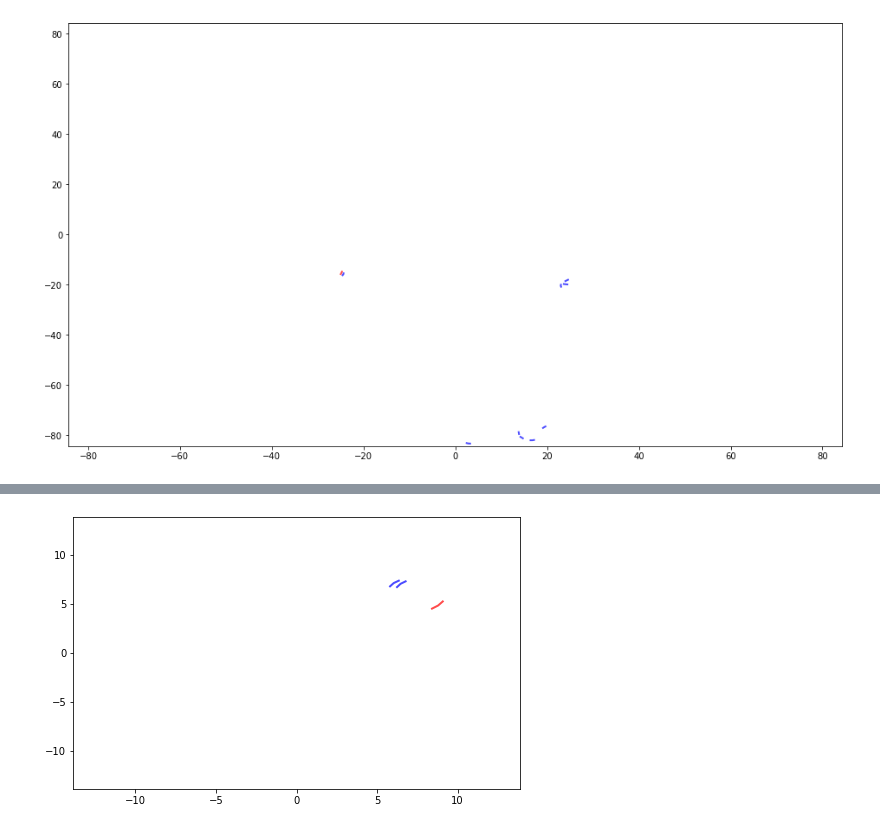
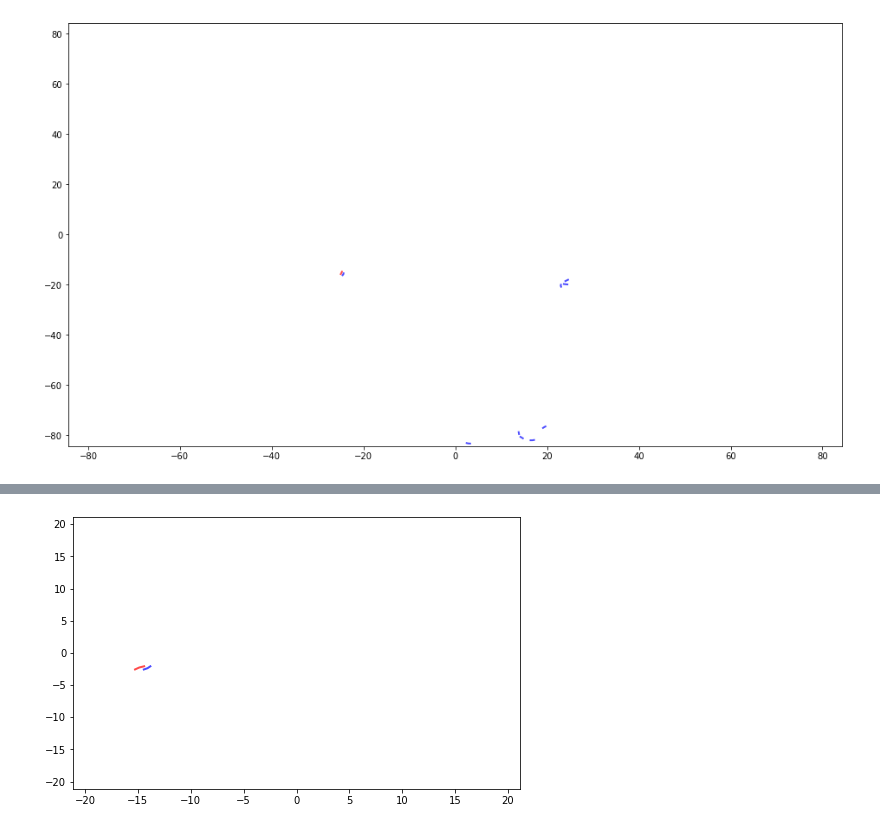
Before and after one commit to fbrand-new/reinforced-birds, a Jupyter notebook: AnimateTrajectory.ipynb, the cells around one changed output, grey strips where cells are left out. Cells and saved outputs as stored; diff of their text form; code cells hidden in the pictures.

```diff
--- a/AnimateTrajectory.ipynb
+++ b/AnimateTrajectory.ipynb
@@ -90,10 +90,8 @@ traj_to_video(199000,'videos/Small_steering','mp4', data_folder="argo_data_small
 # %% [output]
 [figure]
 # %%
-anim_p = animate_trajectory(38000, data_folder="data")
+anim_p = animate_trajectory(1000, data_folder="data")
 HTML(anim_p.to_html5_video())
-#with open("videos/Third_run_10_birds/traj_19000.html", "w") as f:
-#    print(anim_p.to_html5_video(), file=f)
 # %% [output]
 [interactive output not drawn]
-[figure, old version]
+[figure, new version]
```
Also changed, not shown: parts of 5 cells of this notebook, 22 other files.
